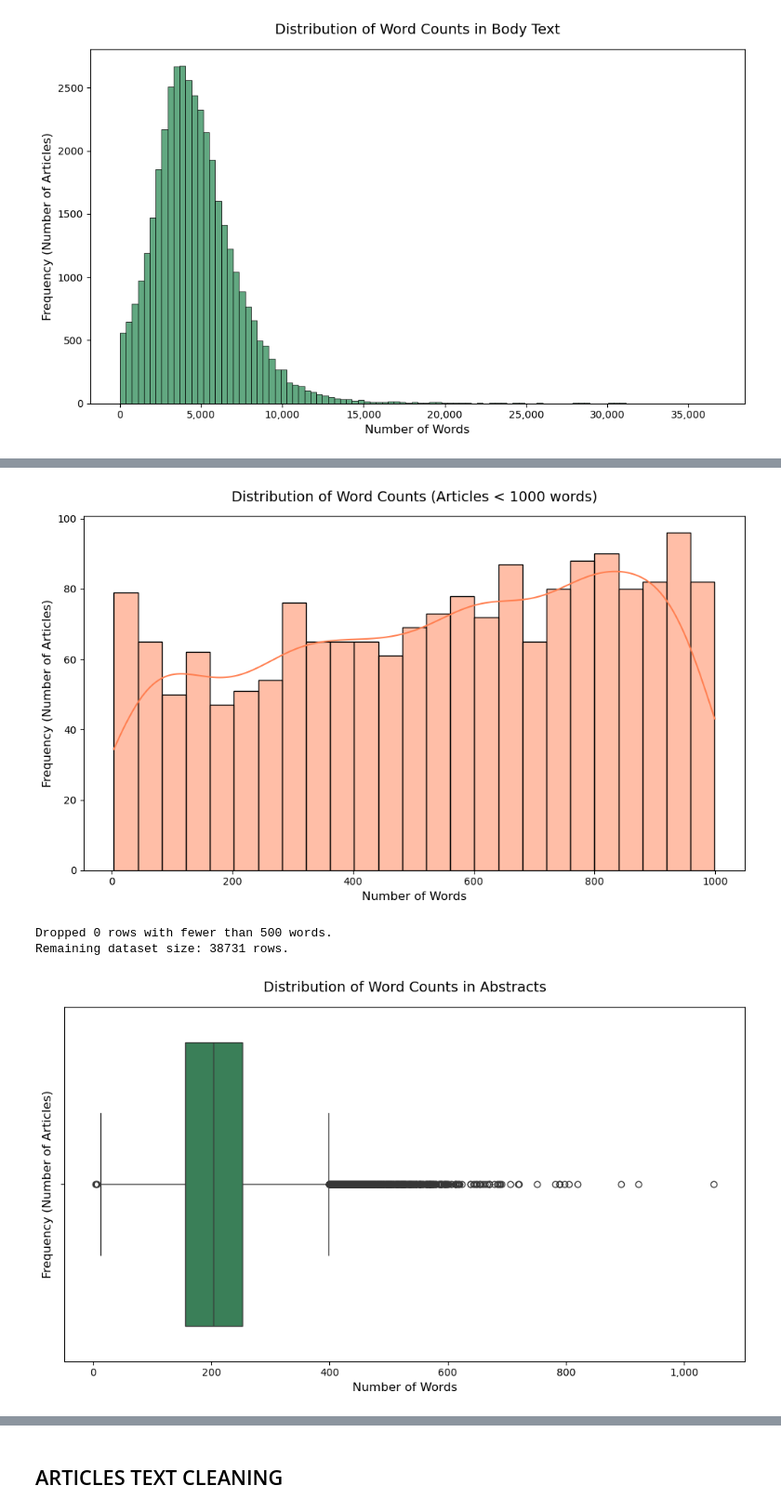
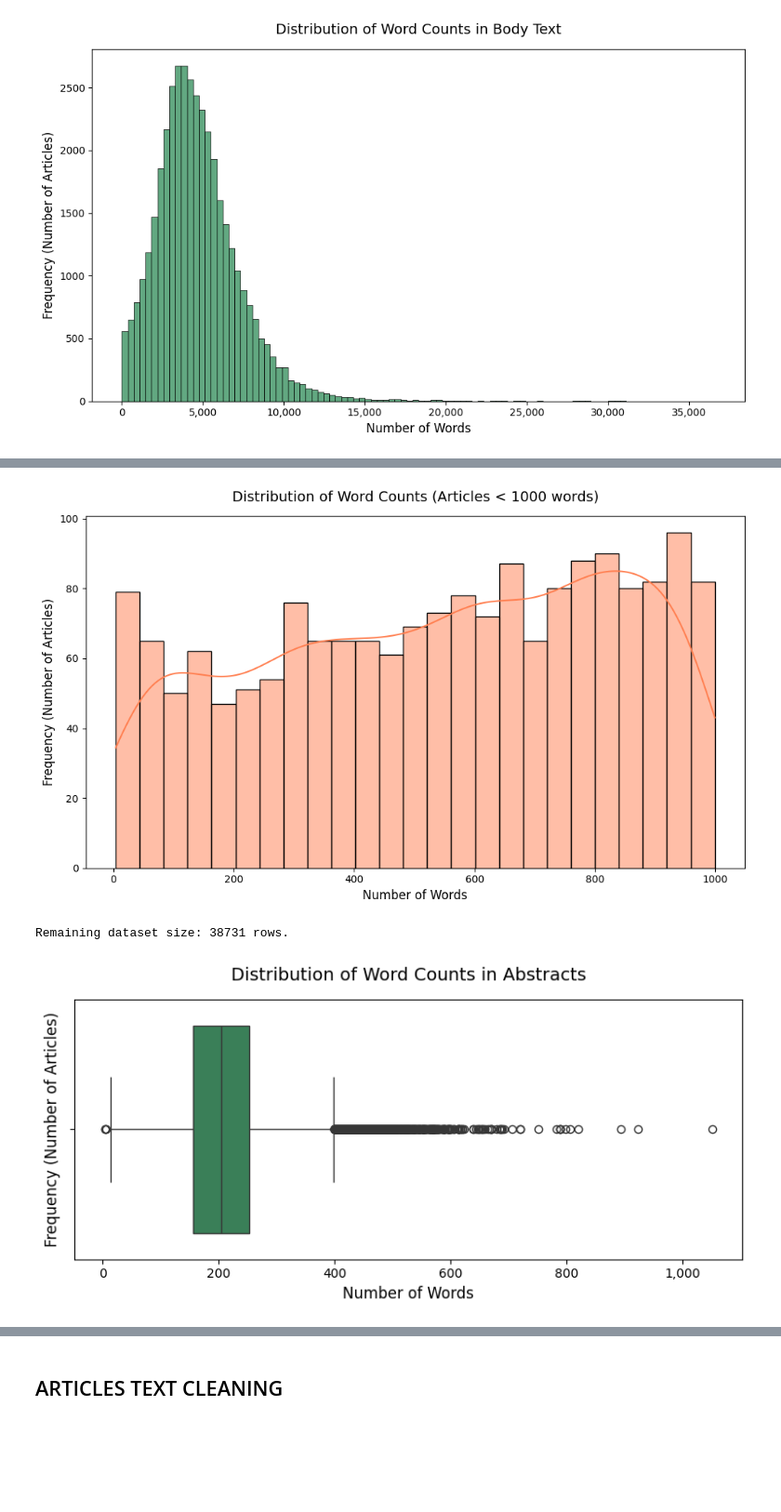
Before and after one commit to riccardopaoli/IML_second_project, a Jupyter notebook: DataUnderstanding&Preparation.ipynb, the cells around one changed output, grey strips where cells are left out. Shown at 93% size. Saved outputs shown, nothing was run; the diff lists cells and outputs as text; code cells hidden in the pictures; blank space fills up the shorter version.

```diff
--- a/DataUnderstanding&Preparation.ipynb
+++ b/DataUnderstanding&Preparation.ipynb
@@ -177,11 +151,5 @@ df[df["openaccess"] == "Repository"]
 # %%
-df.drop(columns=["doi", "firstpage", "issn", "lastpage"], inplace=True)
+df.drop(columns=["doi", "firstpage", "issn", "lastpage", "author_highlights", "keywords", "bib_entries"], inplace=True)
-# %%
-df.drop(columns=["author_highlights"], inplace=True)
-# %%
-df.drop(columns=["keywords"], inplace=True)
-# %%
-df.drop(columns=["bib_entries"], inplace=True)
 # %%
 df.dropna(inplace=True)
 # %%
@@ -300,7 +258,7 @@ plt.ylabel('Frequency (Number of Articles)', fontsize=12)
 plt.tight_layout()
 plt.show()
 # %% [output]
-[figure, old version]
+[figure, new version]
 # %%
 MIN_WORDS_THRESHOLD = 500
 
@@ -308,29 +266,26 @@ word_counts = df['body_text'].fillna('').str.split().str.len()
 
 df = df[word_counts >= MIN_WORDS_THRESHOLD]
 
-dropped_count = len(df) - len(df)
-print(f"Dropped {dropped_count} rows with fewer than {MIN_WORDS_THRESHOLD} words.")
 print(f"Remaining dataset size: {len(df)} rows.")
 # %% [output]
-Dropped 0 rows with fewer than 500 words.
 Remaining dataset size: 38731 rows.
 # %%
 word_counts_abstract = df['abstract'].dropna().str.split().str.len()
 
-plt.figure(figsize=(10, 6))
+plt.figure(figsize=(8, 4))
 
 sns.boxplot(x=word_counts_abstract, color='seagreen')
 
 plt.title('Distribution of Word Counts in Abstracts', fontsize=14, pad=15)
 plt.xlabel('Number of Words', fontsize=12)
 plt.ylabel('Frequency (Number of Articles)', fontsize=12)
 
 plt.gca().xaxis.set_major_formatter(plt.matplotlib.ticker.StrMethodFormatter('{x:,.0f}'))
 
 plt.tight_layout()
 plt.show()
 # %% [output]
-[figure, old version]
+[figure, new version]
 # %%
 df['word_count_abstract'] = df['abstract'].fillna('').str.split().str.len()
 
```
Also changed, not shown: parts of 61 cells of this notebook.
